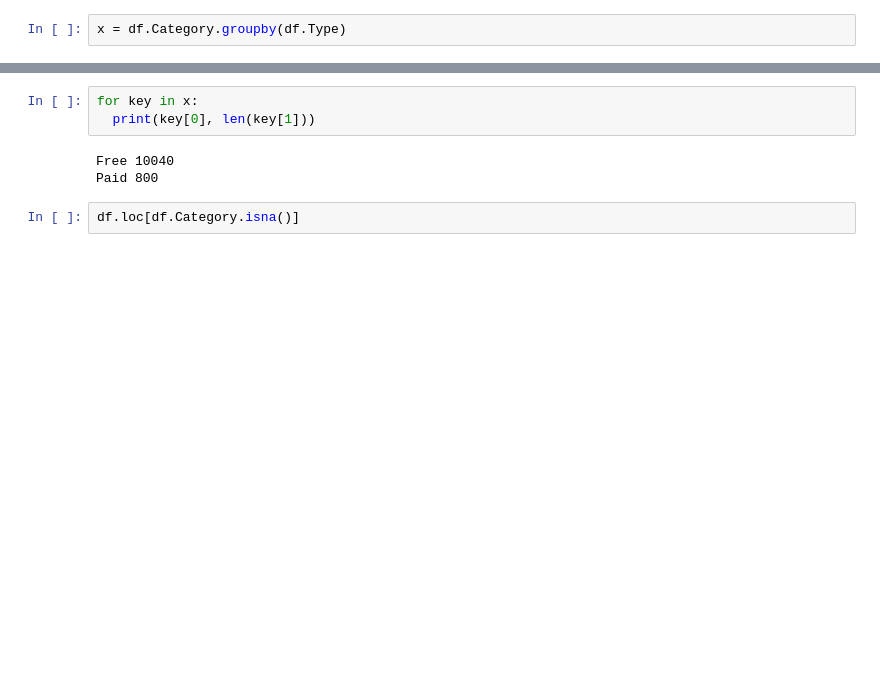
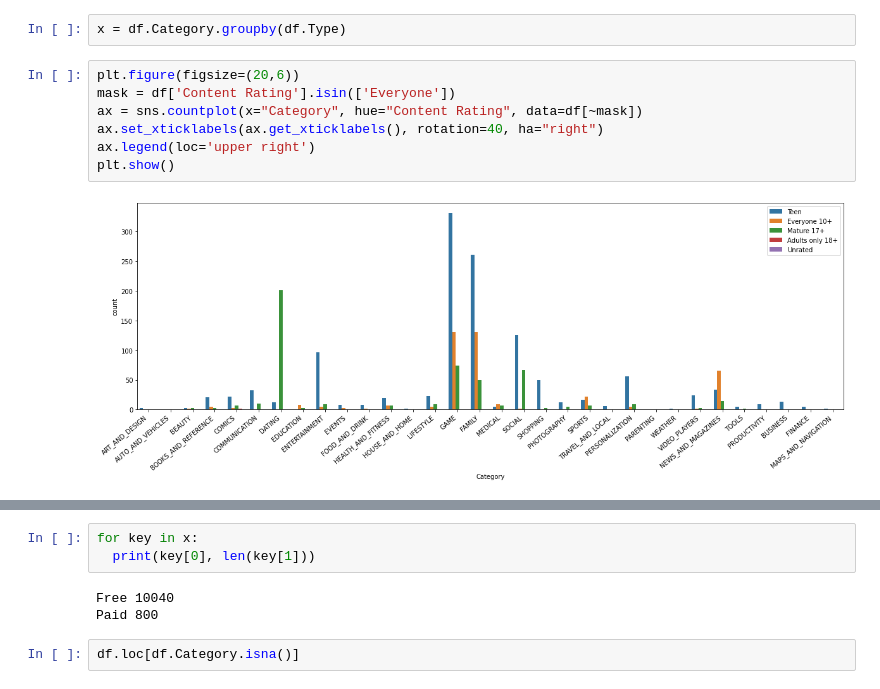
Before and after one commit to ayushxx7/pandas-course-project, a Jupyter notebook: zerotopandas_course_project.ipynb, the cells around one changed output, grey strips where cells are left out. Cells and saved outputs as stored; diff of their text form; blank space fills up the shorter version.

```diff
--- a/zerotopandas_course_project.ipynb
+++ b/zerotopandas_course_project.ipynb
@@ -382,2 +407,11 @@ sns.countplot(y="Category", data=df)
 # %%
 x = df.Category.groupby(df.Type)
+# %%
+plt.figure(figsize=(20,6))
+mask = df['Content Rating'].isin(['Everyone'])
+ax = sns.countplot(x="Category", hue="Content Rating", data=df[~mask])
+ax.set_xticklabels(ax.get_xticklabels(), rotation=40, ha="right")
+ax.legend(loc='upper right')
+plt.show()
+# %% [output]
+[figure, added]
```
Also changed, not shown: parts of 8 cells of this notebook.
